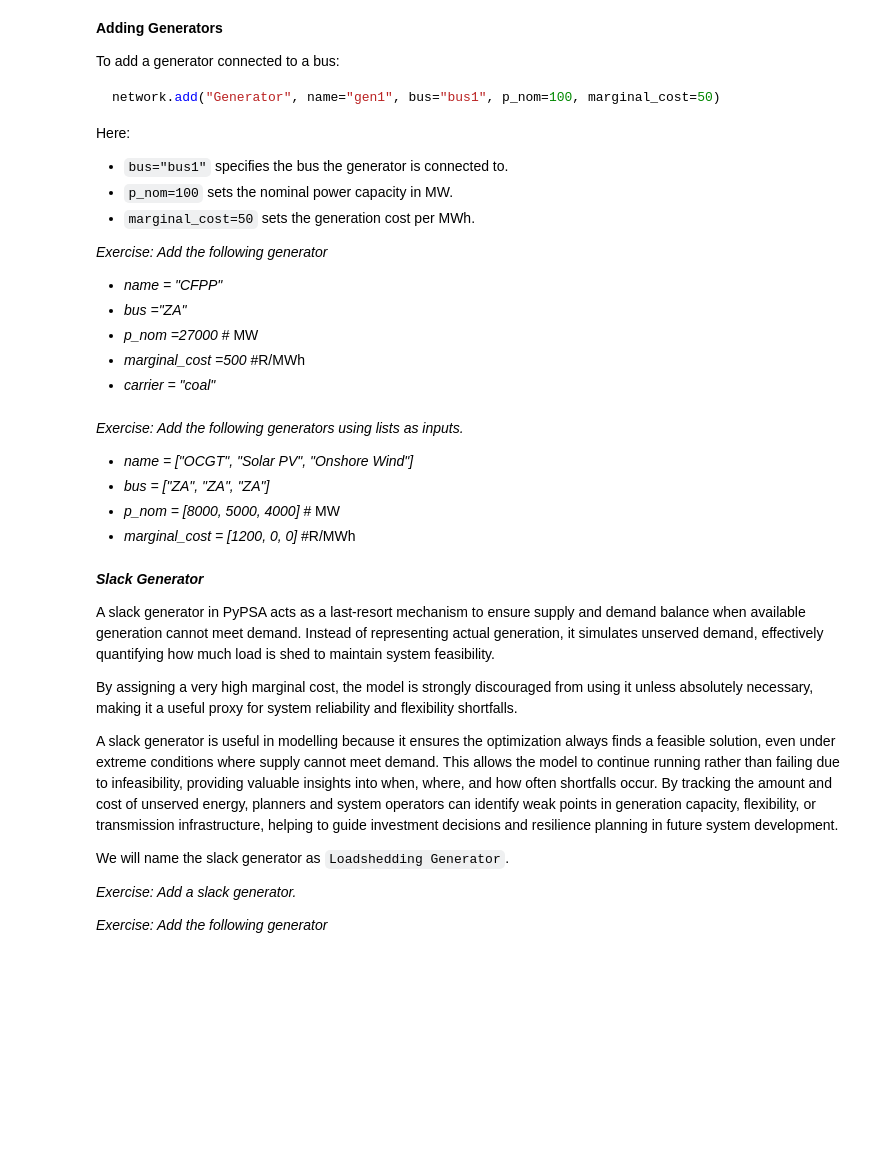
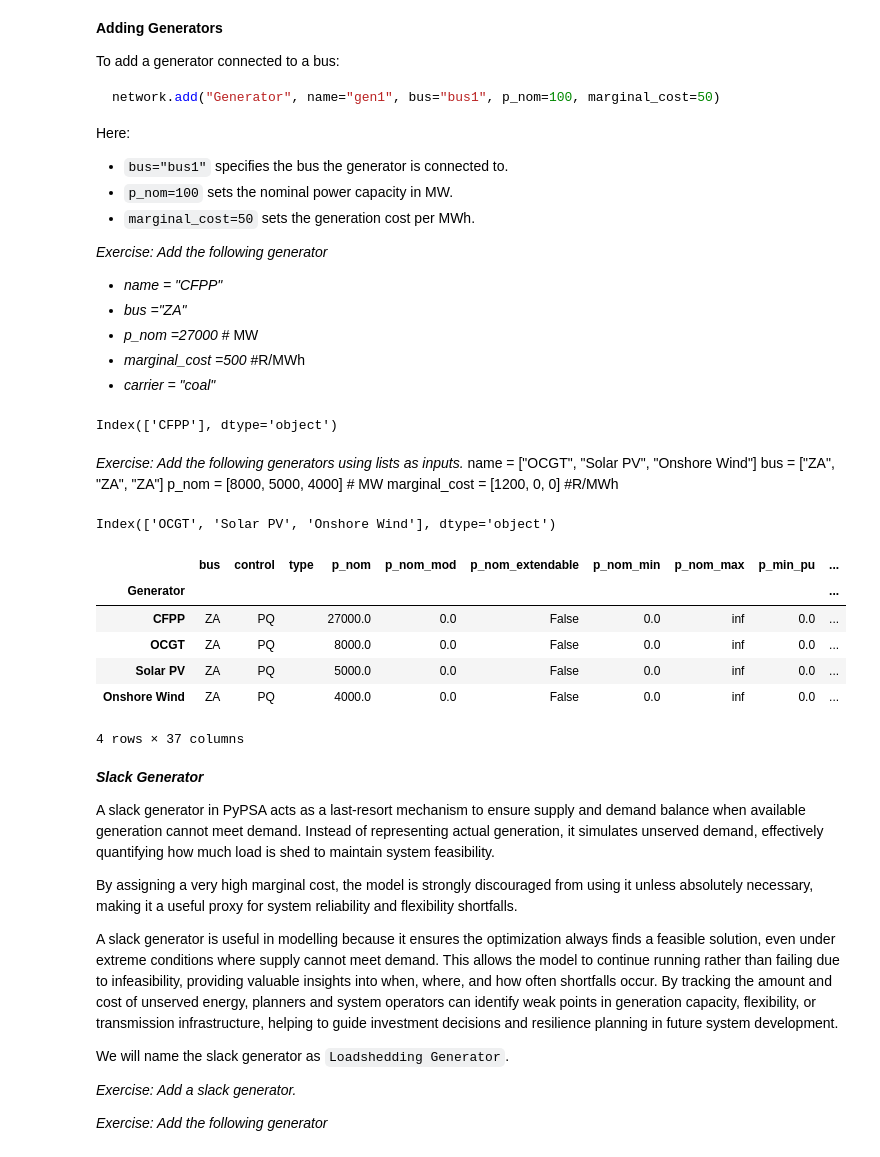
Before and after one commit to Sondlo/mec4131z, a Jupyter notebook: Lesson 4 Building a PyPSA Model.ipynb, the cells around one changed output. Drawn from its saved outputs; the diff is of its cells as text; code cells hidden in the pictures; blank space fills up the shorter version.

```diff
--- a/Lesson 4 Building a PyPSA Model.ipynb
+++ b/Lesson 4 Building a PyPSA Model.ipynb
@@ -222,3 +259,5 @@ _Exercise: Add the following carriers_
 * _gas_
 * _solar_
 * _wind_
+# %%
+network.add("Carrier",name = ["AC","coal","gas","solar","wind"])
@@ -236,3 +285,4 @@ _Exercise: Add the following bus_
 * _ZA_
 # %%
 # Add bus
+network.add("Bus",name = "ZA")
@@ -288,9 +344,38 @@ _Exercise: Add the following generator_
+# %%
+# Add Generator
+
+network.add("Generator",name = "CFPP",bus = "ZA", p_nom = 27000,marginal_cost = 500,carrier = 'coal')
+# %% [output]
+Index(['CFPP'], dtype='object')
 # %% [markdown]
 _Exercise: Add the following generators using lists as inputs._
-* _name = ["OCGT", "Solar PV", "Onshore Wind"]_
-* _bus = ["ZA", "ZA", "ZA"]_
-* _p_nom = [8000, 5000, 4000]_ # MW
-* _marginal_cost = [1200, 0, 0]_ #R/MWh
+name = ["OCGT", "Solar PV", "Onshore Wind"]
+bus = ["ZA", "ZA", "ZA"]
+p_nom = [8000, 5000, 4000] # MW
+marginal_cost = [1200, 0, 0] #R/MWh
+# %%
+
+
+name = ["OCGT", "Solar PV", "Onshore Wind"]
+bus = ["ZA", "ZA", "ZA"]
+p_nom = [8000, 5000, 4000] # MW
+marginal_cost = [1200, 0, 0] #R/MWh
+carriers = ['gas','solar','wind']
+
+
+network.add("Generator",name = name,bus = bus, p_nom = p_nom,marginal_cost = marginal_cost)
+# %% [output]
+Index(['OCGT', 'Solar PV', 'Onshore Wind'], dtype='object')
+# %%
+network.generators
+# %% [output]
+|  | bus | control | type | p_nom | p_nom_mod | p_nom_extendable | p_nom_min | p_nom_max | p_min_pu | ... |
+| Generator |  |  |  |  |  |  |  |  |  | ... |
+| CFPP | ZA | PQ |  | 27000.0 | 0.0 | False | 0.0 | inf | 0.0 | ... |
+| OCGT | ZA | PQ |  | 8000.0 | 0.0 | False | 0.0 | inf | 0.0 | ... |
+| Solar PV | ZA | PQ |  | 5000.0 | 0.0 | False | 0.0 | inf | 0.0 | ... |
+| Onshore Wind | ZA | PQ |  | 4000.0 | 0.0 | False | 0.0 | inf | 0.0 | ... |
+4 rows × 37 columns
 # %% [markdown]
 **_Slack Generator_**
 
```
Also changed, not shown: parts of 27 cells of this notebook, 8 other files.
